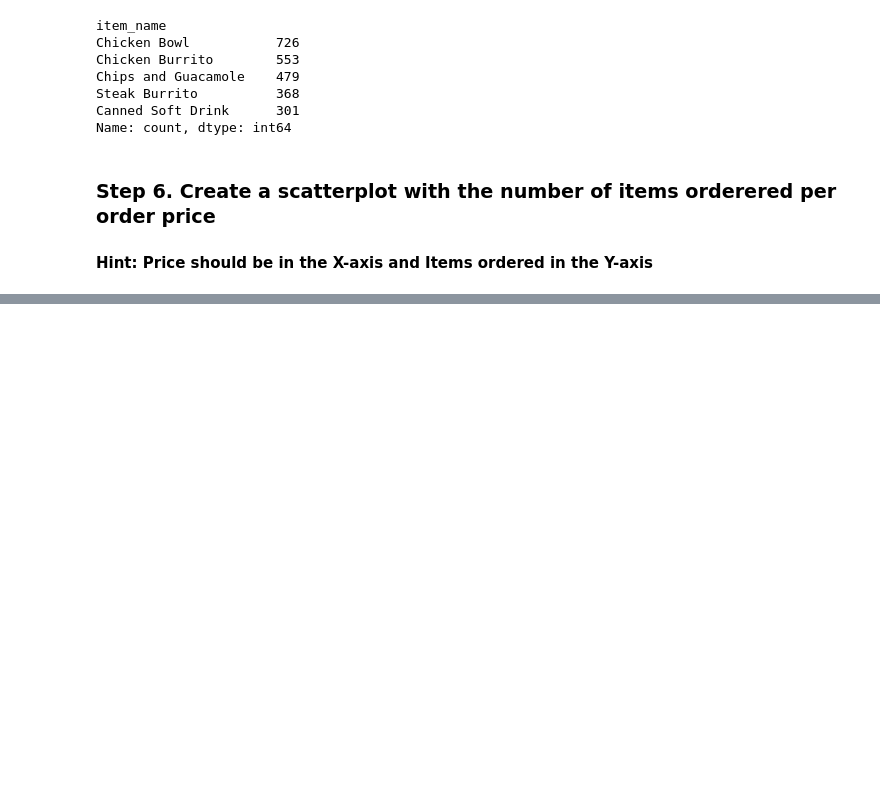
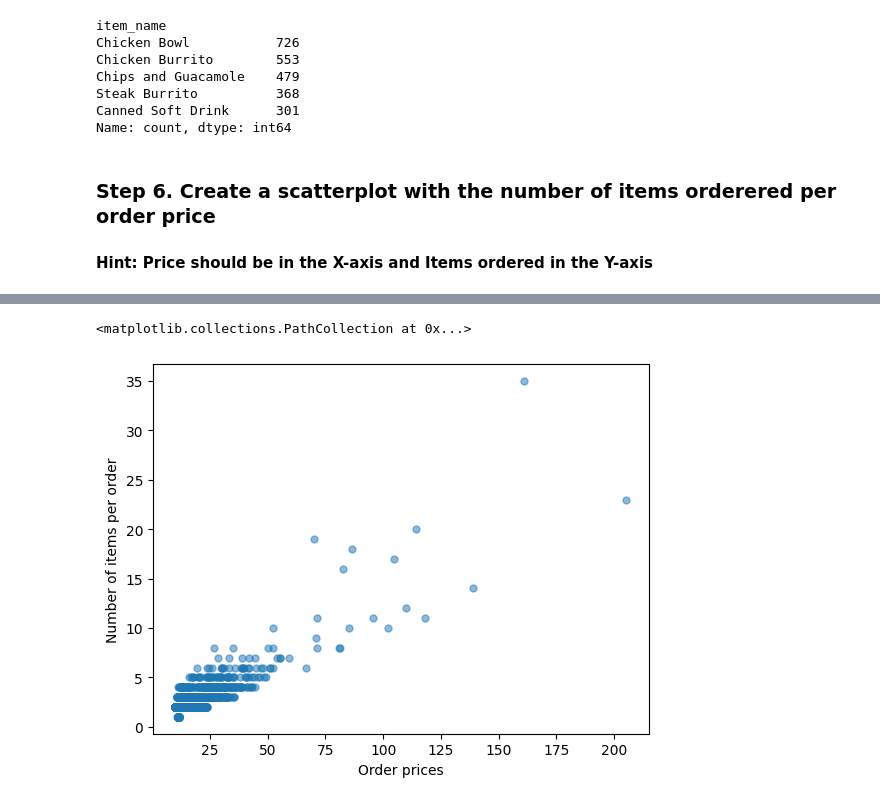
Before and after one commit to hichamsergi/Hacker-Rank, a Jupyter notebook: Pandas_exercise/07_Visualization/01_Chipotle.ipynb, the cells around one changed output, grey strips where cells are left out. Cells and saved outputs as stored; diff of their text form; code cells hidden in the pictures; blank space fills up the shorter version.

```diff
--- a/Pandas_exercise/07_Visualization/01_Chipotle.ipynb
+++ b/Pandas_exercise/07_Visualization/01_Chipotle.ipynb
@@ -70,0 +76,25 @@ Name: count, dtype: int64
+# %%
+#Numero de artículos por precio de pedido.
+
+## Normalizar la columna de precio.
+chipo["item_price"] = chipo["item_price"].str.replace("$", "").astype("float")
+
+# Agrupar por pedido.
+##total_ord_price = chipo.groupby("order_id")["item_price"].sum() ##MEJORADO
+
+# Sumar total del pedido y cantidad de artículos.
+##total_ord_items = chipo.groupby("order_id")["quantity"].sum() ##MEJORADO
+
+orders = chipo.groupby("order_id").agg({
+    "item_price": "sum",
+    "quantity": "sum"
+})
+# %%
+plt.xlabel("Order prices")
+plt.ylabel("Number of items per order")
+
+#plt.scatter(total_ord_price, total_ord_items)
+plt.scatter(orders["item_price"], orders["quantity"], s=25, alpha=0.5)
+# %% [output]
+<matplotlib.collections.PathCollection at 0x...>
+[figure, added]
```
Also changed, not shown: parts of 4 cells of this notebook, 1 other file.
